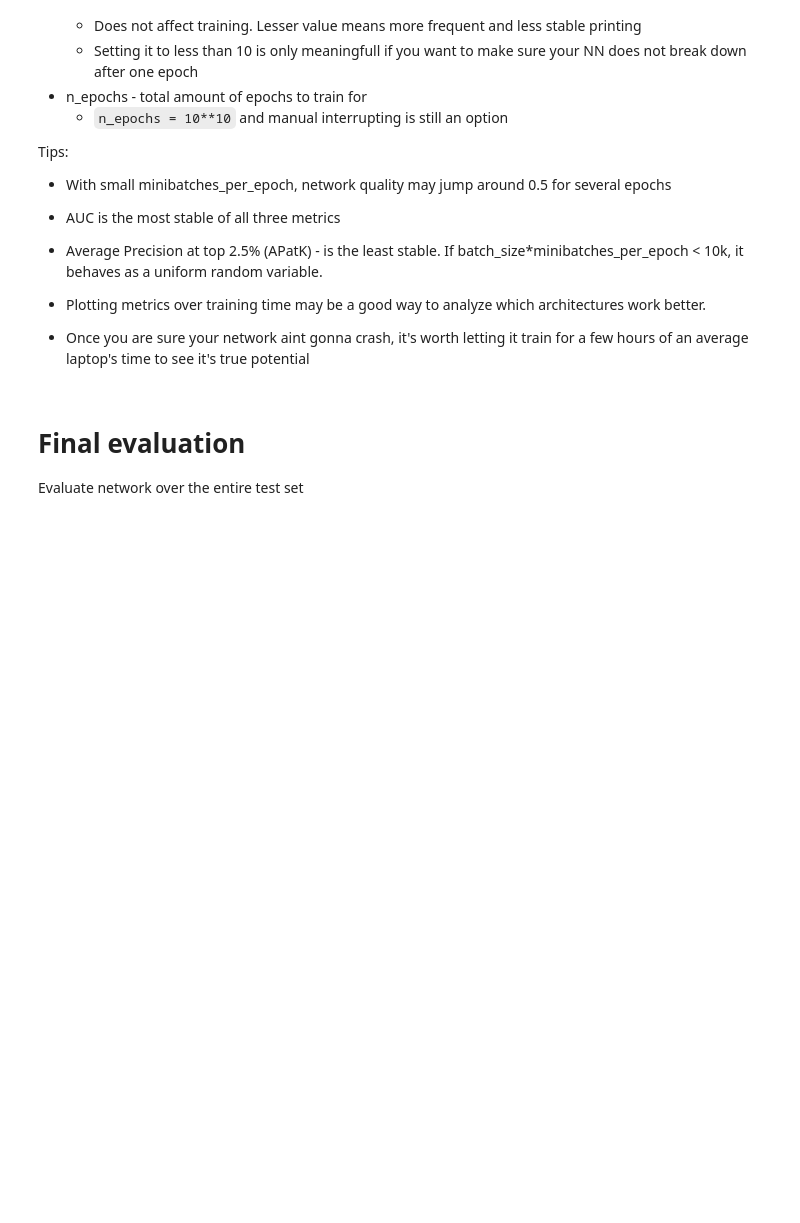
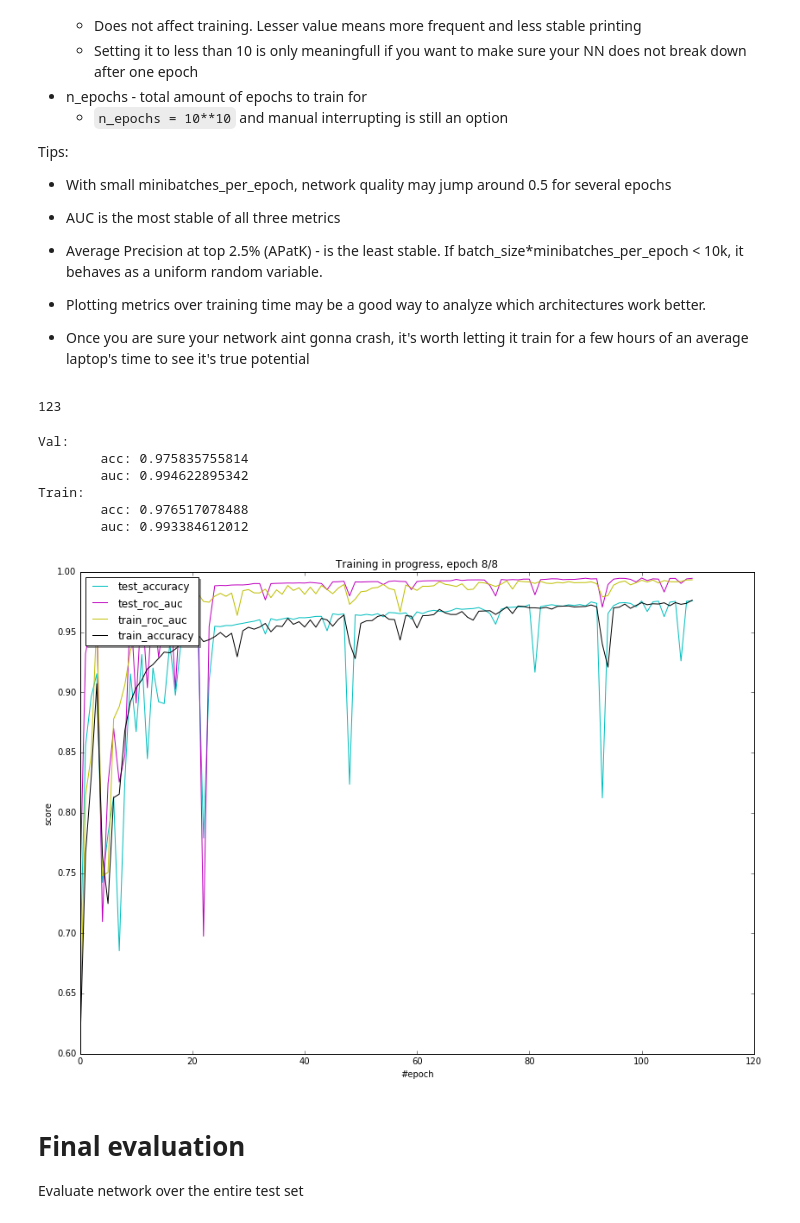
Before and after one commit to gaphex/dl-course, a Jupyter notebook: Seminar9/Seminar9_en.ipynb, the cells around one changed output. Drawn from its saved outputs; the diff is of its cells as text; code cells hidden in the pictures; blank space fills up the shorter version.

```diff
--- a/Seminar9/Seminar9_en.ipynb
+++ b/Seminar9/Seminar9_en.ipynb
@@ -248,7 +269,6 @@ title_tr,title_ts,desc_tr,desc_ts,nontext_tr,nontext_ts,target_tr,target_ts = tr
  * Highly recommended if you have less than 1.5GB RAM left
 * To do that, you need to first run it with save_prepared_data=True, then restart the notebook and only run this tab with read_prepared_data=True.
 # %%
-
 save_prepared_data = True #save
 read_prepared_data = False #load
 
@@ -258,7 +278,7 @@ assert not (save_prepared_data and read_prepared_data)
 
 if save_prepared_data:
     print "Saving preprocessed data (may take up to 3 minutes)"
-
+    data_tuple = title_tr,title_ts,desc_tr,desc_ts,nontext_tr,nontext_ts,target_tr,target_ts
     import pickle
     with open("preprocessed_data.pcl",'w') as fout:
         pickle.dump(data_tuple,fout)
@@ -286,5 +306,4 @@ elif read_prepared_data:
     import matplotlib.pyplot as plt
     %matplotlib inline
 
-
     print "done"
@@ -328,11 +352,11 @@ cat_inp = lasagne.layers.InputLayer((None,nontext_tr.shape[1]), input_var=catego
 # %%
 # Descriptions
 
-N_FILTERS = 32
-FILTER_SIZE = 4
-EMBEDDING_SIZE = 512
-FC_UNITS = 32
-DROPOUT = 0.1
+N_FILTERS = 256
+FILTER_SIZE = 3
+EMBEDDING_SIZE = 128
+FC_UNITS = 1024
+DROPOUT = 0.2
 
 #word-wise embedding. We recommend to start from some 64 and improving after you are certain it works.
 
@@ -407,7 +435,7 @@ prediction = lasagne.layers.get_output(nn)[:,0]
 loss = lasagne.objectives.binary_hinge_loss(prediction,target_y).mean()
 
 #Weight optimization step
-updates = lasagne.updates.rmsprop(loss, weights)
+updates = lasagne.updates.adadelta(loss, weights)
 
 #deterministic version
 det_prediction = lasagne.layers.get_output(nn,deterministic=True)[:,0]
@@ -481,18 +508,19 @@ print target_tr.shape
+# %%
+123
+# %% [output]
+123
 # %%
-from IPython import display
-from sklearn.metrics import roc_auc_score, accuracy_score
-from tqdm import tqdm
+bar.close()
 
+n_epochs = 8
+batch_size = 512
+minibatches_per_epoch = 128
 
-n_epochs = 256
-batch_size = 512
-minibatches_per_epoch = 100
+#rh = []
+#ah = []
 
-rh = []
-ah = []
-
-trh = []
-tah = []
+#trh = []
+#tah = []
 
 for i in range(n_epochs):
 
@@ -535,46 +563,59 @@ for i in range(n_epochs):
     epoch_y_true = []
     epoch_y_pred = []
     b_c = b_loss = 0
-    for j, (b_desc,b_title,b_cat, b_y) in enumerate(
-        iterate_minibatches(desc_ts,title_ts,nontext_tr,target_ts,batchsize=batch_size,shuffle=True)):
+    for j, (b_desc,b_title,b_cat, b_y) in enumerate(iterate_minibatches(desc_ts,title_ts,
+                                                                        nontext_ts,target_ts,
+                                                                        batchsize=batch_size,
+                                                                        shuffle=True)):
         bar.update(1)
         if j > minibatches_per_epoch: break
         loss,pred_probas = eval_fun(b_desc,b_title,b_cat,b_y)
 
         b_loss += loss
         b_c +=1
 
         epoch_y_true.append(b_y)
         epoch_y_pred.append(pred_probas)
 
 
     epoch_y_true = np.concatenate(epoch_y_true)
     epoch_y_pred = np.concatenate(epoch_y_pred)
 
     tasc = accuracy_score(epoch_y_true,epoch_y_pred>0.)
     tras = roc_auc_score(epoch_y_true,epoch_y_pred)
 
     ah.append(tasc)
     rh.append(tras)
     bar.close()
 
     print "Val:"
     print '\tacc:',tasc
     print '\tauc:',tras
 
 
     print "Train:"
     print '\tacc:',tac
     print '\tauc:',toc
 
-    plt.title("Training loss, epoch " + str(i+1) + '/' + str(n_epochs))
+    plt.title("Training in progress, epoch " + str(i+1) + '/' + str(n_epochs))
     plt.xlabel("#epoch")
     plt.ylabel("score")
-    plt.plot(ah, 'c')
-    plt.plot(rh, 'm')
-    plt.plot(tah, 'y')
-    plt.plot(trh, 'k')
+    plt.plot(ah, 'c', label='test_accuracy')
+    plt.plot(rh, 'm', label='test_roc_auc')
+    plt.plot(tah, 'y', label='train_roc_auc')
+    plt.plot(trh, 'k', label='train_accuracy')
+
+    legend = plt.legend(loc='upper left', shadow=True)
+
     plt.show()
+# %% [output]
+Val:
+        acc: 0.975835755814
+        auc: 0.994622895342
+Train:
+        acc: 0.976517078488
+        auc: 0.993384612012
+[figure, added]
 # %%
 print "If you are seeing this, it's time to backup your notebook. No, really, 'tis too easy to mess up everything without noticing. "
 # %% [markdown]
```
Also changed, not shown: parts of 14 cells of this notebook.
